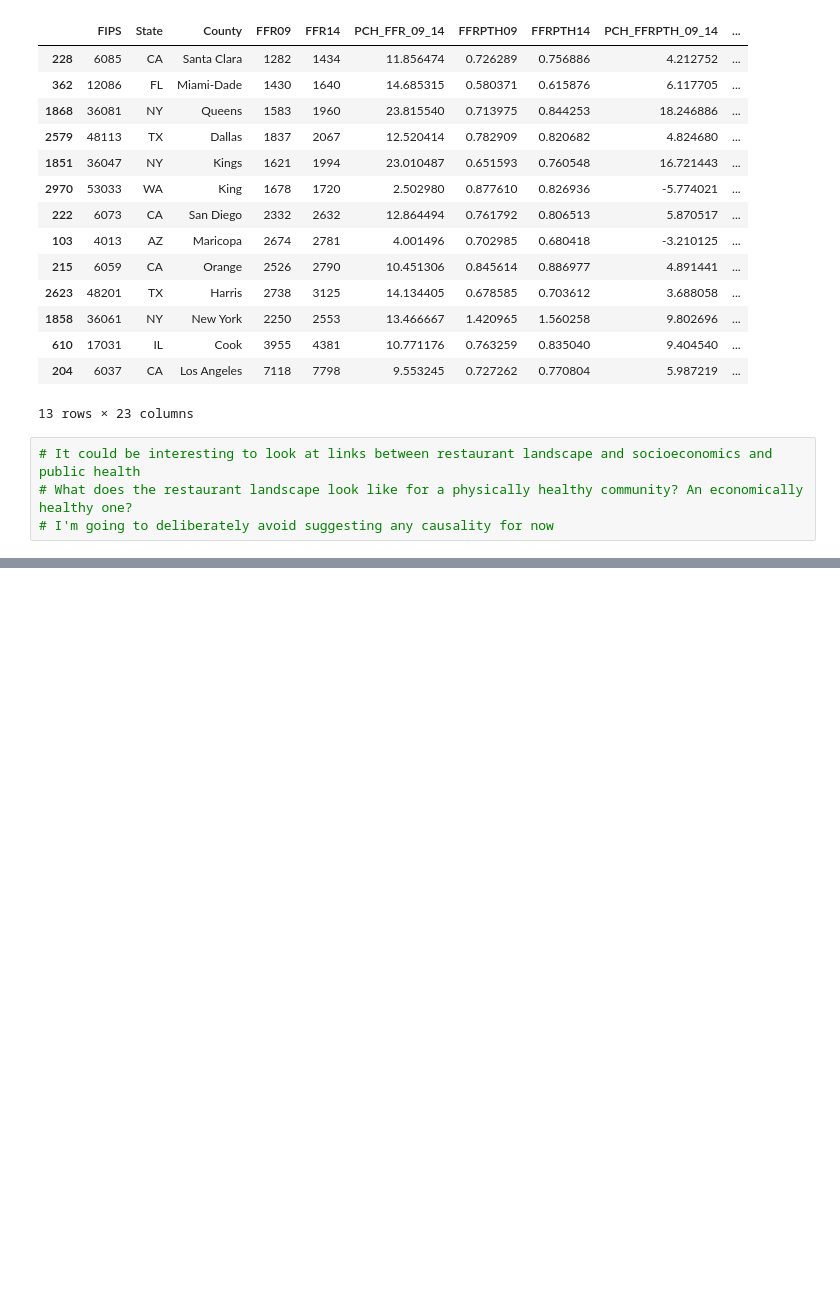
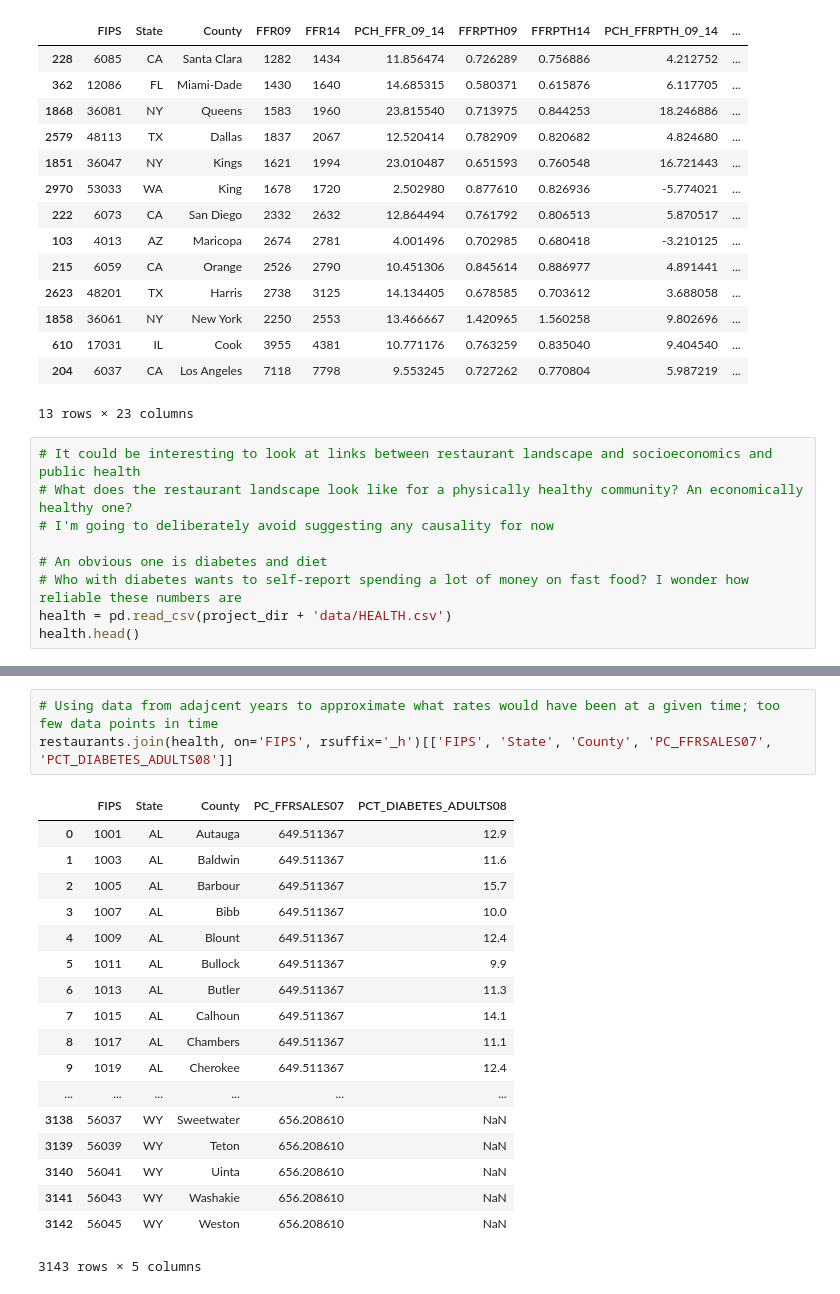
Before and after one commit to davidmudrauskas/data_science, a Jupyter notebook: food_environment/eda/initial_exploration.ipynb, the cells around one changed output, grey strips where cells are left out. Drawn from its saved outputs; the diff is of its cells as text; blank space fills up the shorter version.

Commit message:
First examination of food environment health data, focusing on diabetes rates and fast food expenditures

```diff
--- a/food_environment/eda/initial_exploration.ipynb
+++ b/food_environment/eda/initial_exploration.ipynb
@@ -111,3 +111,8 @@ restaurants[restaurants['total_restaurants_14'] > 3000] \
 # It could be interesting to look at links between restaurant landscape and socioeconomics and public health
 # What does the restaurant landscape look like for a physically healthy community? An economically healthy one?
 # I'm going to deliberately avoid suggesting any causality for now
+
+# An obvious one is diabetes and diet
+# Who with diabetes wants to self-report spending a lot of money on fast food? I wonder how reliable these numbers are
+health = pd.read_csv(project_dir + 'data/HEALTH.csv')
+health.head()
@@ -113,0 +142,22 @@ restaurants[restaurants['total_restaurants_14'] > 3000] \
+# %%
+# Using data from adajcent years to approximate what rates would have been at a given time; too few data points in time
+restaurants.join(health, on='FIPS', rsuffix='_h')[['FIPS', 'State', 'County', 'PC_FFRSALES07', 'PCT_DIABETES_ADULTS08']]
+# %% [output]
+|  | FIPS | State | County | PC_FFRSALES07 | PCT_DIABETES_ADULTS08 |
+| 0 | 1001 | AL | Autauga | 649.511367 | 12.9 |
+| 1 | 1003 | AL | Baldwin | 649.511367 | 11.6 |
+| 2 | 1005 | AL | Barbour | 649.511367 | 15.7 |
+| 3 | 1007 | AL | Bibb | 649.511367 | 10.0 |
+| 4 | 1009 | AL | Blount | 649.511367 | 12.4 |
+| 5 | 1011 | AL | Bullock | 649.511367 | 9.9 |
+| 6 | 1013 | AL | Butler | 649.511367 | 11.3 |
+| 7 | 1015 | AL | Calhoun | 649.511367 | 14.1 |
+| 8 | 1017 | AL | Chambers | 649.511367 | 11.1 |
+| 9 | 1019 | AL | Cherokee | 649.511367 | 12.4 |
+| ... | ... | ... | ... | ... | ... |
+| 3138 | 56037 | WY | Sweetwater | 656.208610 | NaN |
+| 3139 | 56039 | WY | Teton | 656.208610 | NaN |
+| 3140 | 56041 | WY | Uinta | 656.208610 | NaN |
+| 3141 | 56043 | WY | Washakie | 656.208610 | NaN |
+| 3142 | 56045 | WY | Weston | 656.208610 | NaN |
+3143 rows × 5 columns
```
Also changed, not shown: parts of 4 cells of this notebook.
